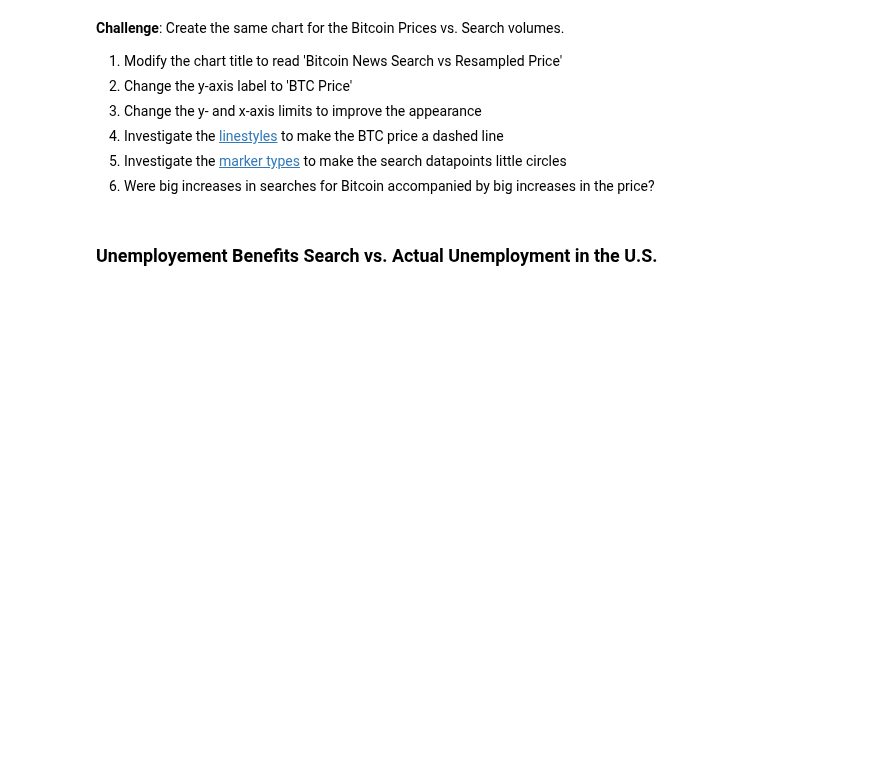
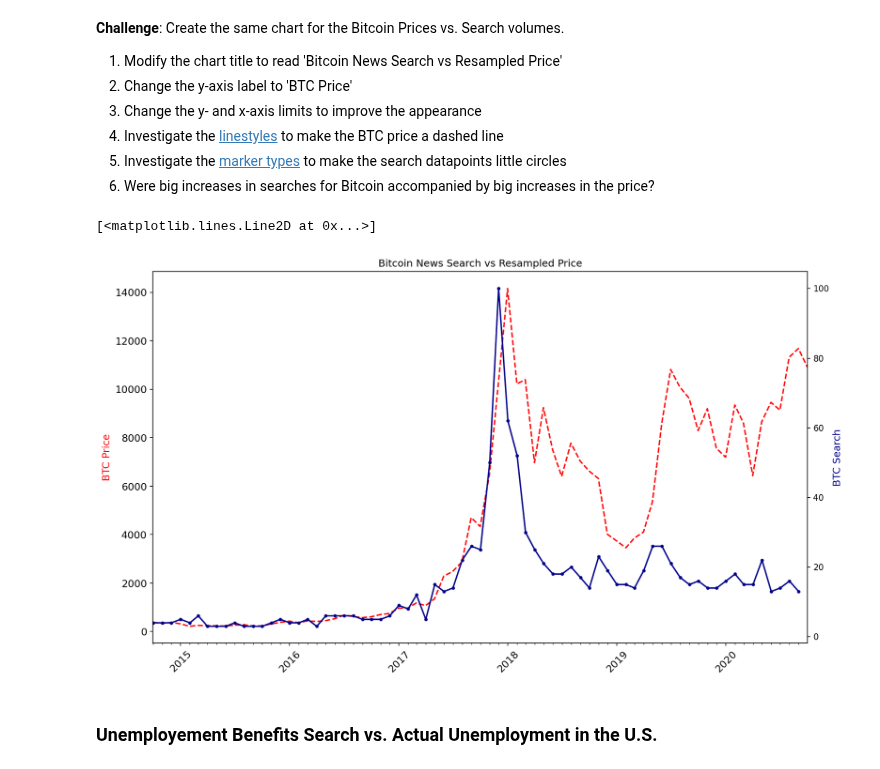
Before and after one commit to nico-Zero/Python, a Jupyter notebook: New_Shit__/Angela_Yu__/Day_74_reshaping/Google Trends Data Viz (start)/Google Trends and Data Visualisation (start).ipynb, the cells around one changed output. Drawn from its saved outputs; the diff is of its cells as text; code cells hidden in the pictures; blank space fills up the shorter version.

```diff
--- a/New_Shit__/Angela_Yu__/Day_74_reshaping/Google Trends Data Viz (start)/Google Trends and Data Visualisation (start).ipynb
+++ b/New_Shit__/Angela_Yu__/Day_74_reshaping/Google Trends Data Viz (start)/Google Trends and Data Visualisation (start).ipynb
@@ -153,4 +154,4 @@ df_unemployment["MONTH"] = pd.to_datetime(df_unemployment["MONTH"])
 [Pandas .resample() documentation](https://pandas.pydata.org/pandas-docs/stable/reference/api/pandas.DataFrame.resample.html) <br>
 # %%
 df_btc_price_monthly = df_btc_price.resample("M", on="DATE").last()
-df_btc_price_monthly
+df_btc_price_monthly.rename(columns={"DATE": "MONTH"}, inplace=True)
@@ -229,6 +221,32 @@ How to add tick formatting for dates on the x-axis.
 4. Investigate the [linestyles](https://matplotlib.org/3.2.1/api/_as_gen/matplotlib.pyplot.plot.html) to make the BTC price a dashed line <br>
 5. Investigate the [marker types](https://matplotlib.org/3.2.1/api/markers_api.html) to make the search datapoints little circles <br>
 6. Were big increases in searches for Bitcoin accompanied by big increases in the price?
+# %%
+plt.figure(figsize=(14, 8), dpi=150)
+plt.xticks(fontsize = 12, rotation = 45)
+plt.yticks(fontsize = 12)
+plt.title("Bitcoin News Search vs Resampled Price")
+
+bt_ax1 = plt.gca()
+bt_ax2 = bt_ax1.twinx()
+
+bt_ax1.set_ylabel("BTC Price", color = "red", fontsize=12)
+bt_ax2.set_ylabel("BTC Search", color = "darkblue", fontsize=12)
+
+year_locator = mdates.YearLocator()
+month_locator = mdates.MonthLocator()
+year_formatter = mdates.DateFormatter("%Y")
+bt_ax1.xaxis.set_major_locator(year_locator)
+bt_ax1.xaxis.set_minor_locator(month_locator)
+bt_ax1.xaxis.set_major_formatter(year_formatter)
+
+bt_ax1.set_xlim(df_btc_price_monthly.index.min(),df_btc_price_monthly.index.max())
+
+bt_ax1.plot(df_btc_price_monthly.index, df_btc_price_monthly.CLOSE, color = "red",linewidth=1.7, linestyle='dashed')
+bt_ax2.plot(df_btc_search.MONTH,df_btc_search.BTC_NEWS_SEARCH, color = "darkblue",linewidth=1.7,marker=".")
+# %% [output]
+[<matplotlib.lines.Line2D at 0x...>]
+[figure, added]
 # %% [markdown]
 ### Unemployement Benefits Search vs. Actual Unemployment in the U.S.
 # %% [markdown]
```
Also changed, not shown: parts of 5 cells of this notebook.
